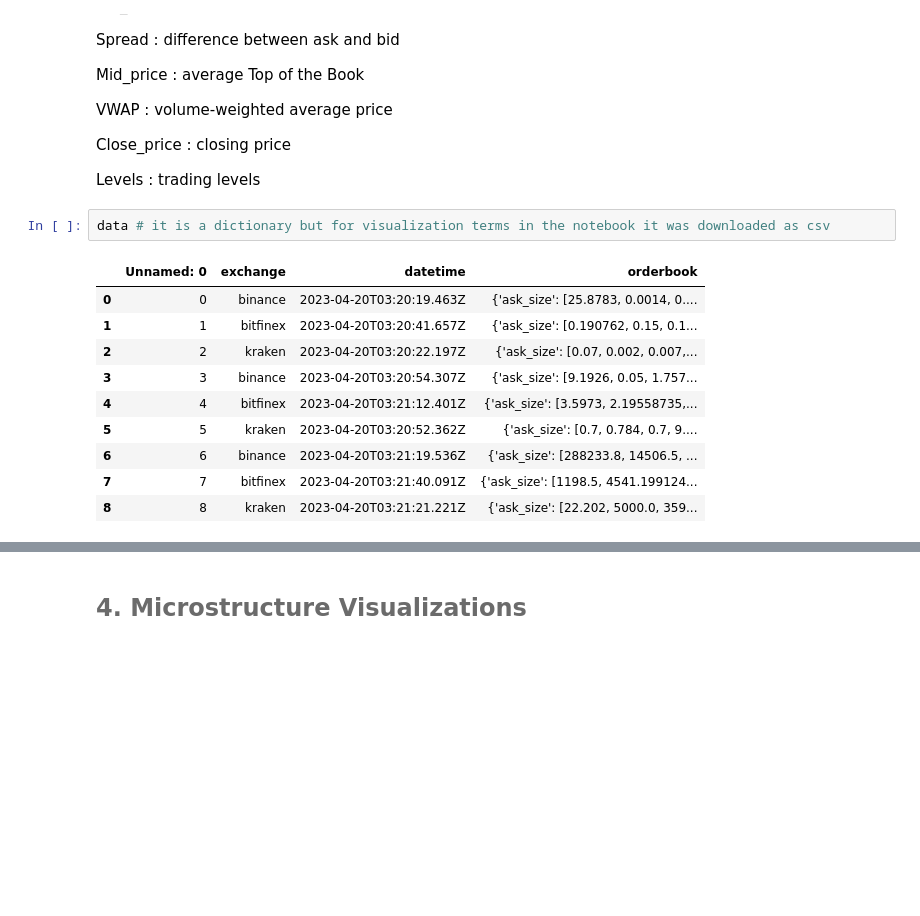
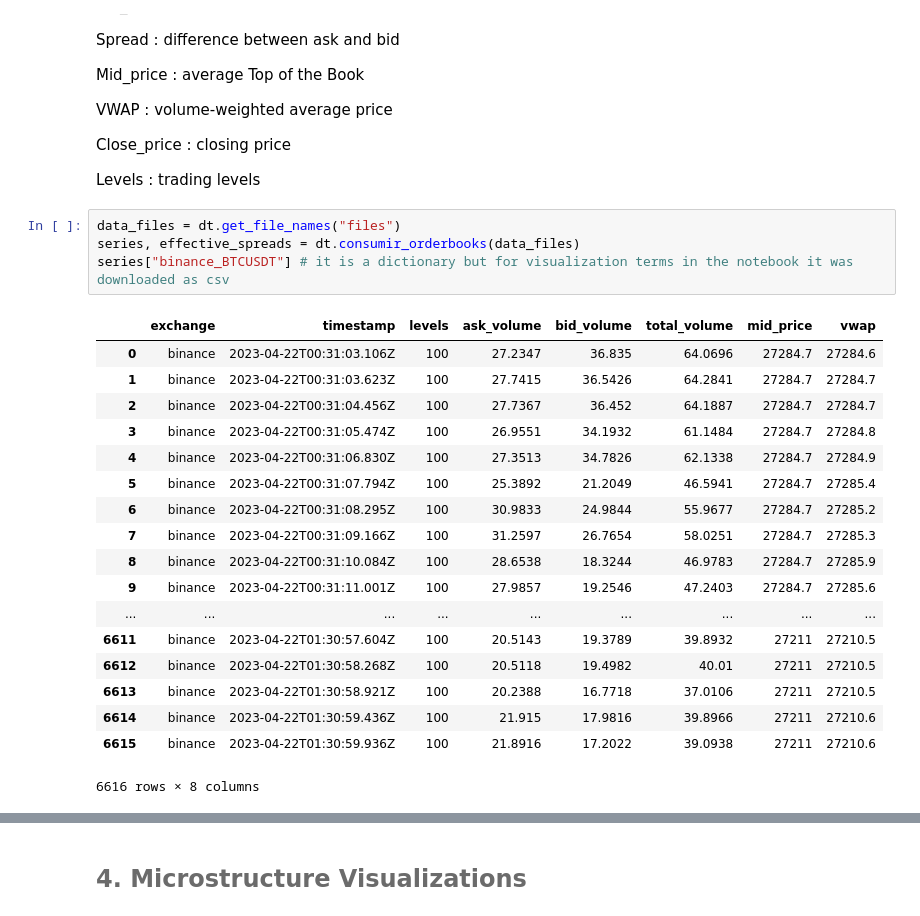
Before and after one commit to Tania-Bell/MyST_Lab4, a Jupyter notebook: notebook.ipynb, the cells around one changed output, grey strips where cells are left out. Cells and saved outputs as stored; diff of their text form; blank space fills up the shorter version.

Commit message:
Cambio en notebook
se hicieron arreglos para que se viera mejor el jupyter con las adaptaciones que se hicieron en el punto 3 para que fuera más fácil hacerlo. Se agregaron las microestructuras

```diff
--- a/notebook.ipynb
+++ b/notebook.ipynb
@@ -122,15 +136,25 @@ Close_price : closing price
 
 Levels : trading levels
 # %%
-data # it is a dictionary but for visualization terms in the notebook it was downloaded as csv
+data_files = dt.get_file_names("files")
+series, effective_spreads = dt.consumir_orderbooks(data_files)
+series["binance_BTCUSDT"] # it is a dictionary but for visualization terms in the notebook it was downloaded as csv
 # %% [output]
-|  | Unnamed: 0 | exchange | datetime | orderbook |
-| 0 | 0 | binance | 2023-04-20T03:20:19.463Z | {'ask_size': [25.8783, 0.0014, 0.... |
-| 1 | 1 | bitfinex | 2023-04-20T03:20:41.657Z | {'ask_size': [0.190762, 0.15, 0.1... |
-| 2 | 2 | kraken | 2023-04-20T03:20:22.197Z | {'ask_size': [0.07, 0.002, 0.007,... |
-| 3 | 3 | binance | 2023-04-20T03:20:54.307Z | {'ask_size': [9.1926, 0.05, 1.757... |
-| 4 | 4 | bitfinex | 2023-04-20T03:21:12.401Z | {'ask_size': [3.5973, 2.19558735,... |
-| 5 | 5 | kraken | 2023-04-20T03:20:52.362Z | {'ask_size': [0.7, 0.784, 0.7, 9.... |
-| 6 | 6 | binance | 2023-04-20T03:21:19.536Z | {'ask_size': [288233.8, 14506.5, ... |
-| 7 | 7 | bitfinex | 2023-04-20T03:21:40.091Z | {'ask_size': [1198.5, 4541.199124... |
-| 8 | 8 | kraken | 2023-04-20T03:21:21.221Z | {'ask_size': [22.202, 5000.0, 359... |
+|  | exchange | timestamp | levels | ask_volume | bid_volume | total_volume | mid_price | vwap |
+| 0 | binance | 2023-04-22T00:31:03.106Z | 100 | 27.2347 | 36.835 | 64.0696 | 27284.7 | 27284.6 |
+| 1 | binance | 2023-04-22T00:31:03.623Z | 100 | 27.7415 | 36.5426 | 64.2841 | 27284.7 | 27284.7 |
+| 2 | binance | 2023-04-22T00:31:04.456Z | 100 | 27.7367 | 36.452 | 64.1887 | 27284.7 | 27284.7 |
+| 3 | binance | 2023-04-22T00:31:05.474Z | 100 | 26.9551 | 34.1932 | 61.1484 | 27284.7 | 27284.8 |
+| 4 | binance | 2023-04-22T00:31:06.830Z | 100 | 27.3513 | 34.7826 | 62.1338 | 27284.7 | 27284.9 |
+| 5 | binance | 2023-04-22T00:31:07.794Z | 100 | 25.3892 | 21.2049 | 46.5941 | 27284.7 | 27285.4 |
+| 6 | binance | 2023-04-22T00:31:08.295Z | 100 | 30.9833 | 24.9844 | 55.9677 | 27284.7 | 27285.2 |
+| 7 | binance | 2023-04-22T00:31:09.166Z | 100 | 31.2597 | 26.7654 | 58.0251 | 27284.7 | 27285.3 |
+| 8 | binance | 2023-04-22T00:31:10.084Z | 100 | 28.6538 | 18.3244 | 46.9783 | 27284.7 | 27285.9 |
+| 9 | binance | 2023-04-22T00:31:11.001Z | 100 | 27.9857 | 19.2546 | 47.2403 | 27284.7 | 27285.6 |
+| ... | ... | ... | ... | ... | ... | ... | ... | ... |
+| 6611 | binance | 2023-04-22T01:30:57.604Z | 100 | 20.5143 | 19.3789 | 39.8932 | 27211 | 27210.5 |
+| 6612 | binance | 2023-04-22T01:30:58.268Z | 100 | 20.5118 | 19.4982 | 40.01 | 27211 | 27210.5 |
+| 6613 | binance | 2023-04-22T01:30:58.921Z | 100 | 20.2388 | 16.7718 | 37.0106 | 27211 | 27210.5 |
+| 6614 | binance | 2023-04-22T01:30:59.436Z | 100 | 21.915 | 17.9816 | 39.8966 | 27211 | 27210.6 |
+| 6615 | binance | 2023-04-22T01:30:59.936Z | 100 | 21.8916 | 17.2022 | 39.0938 | 27211 | 27210.6 |
+6616 rows × 8 columns
```
Also changed, not shown: parts of 17 cells of this notebook, 1 other file.
